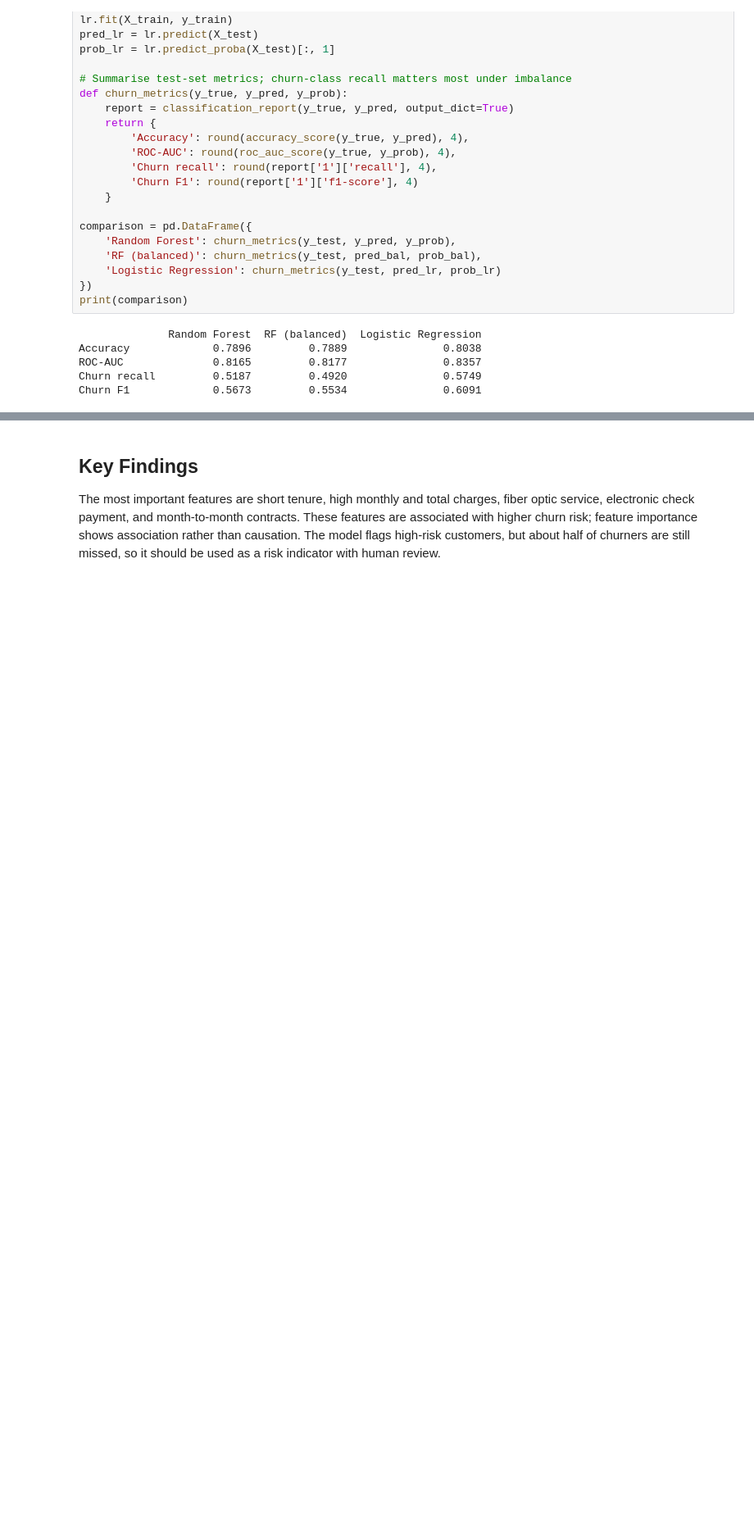
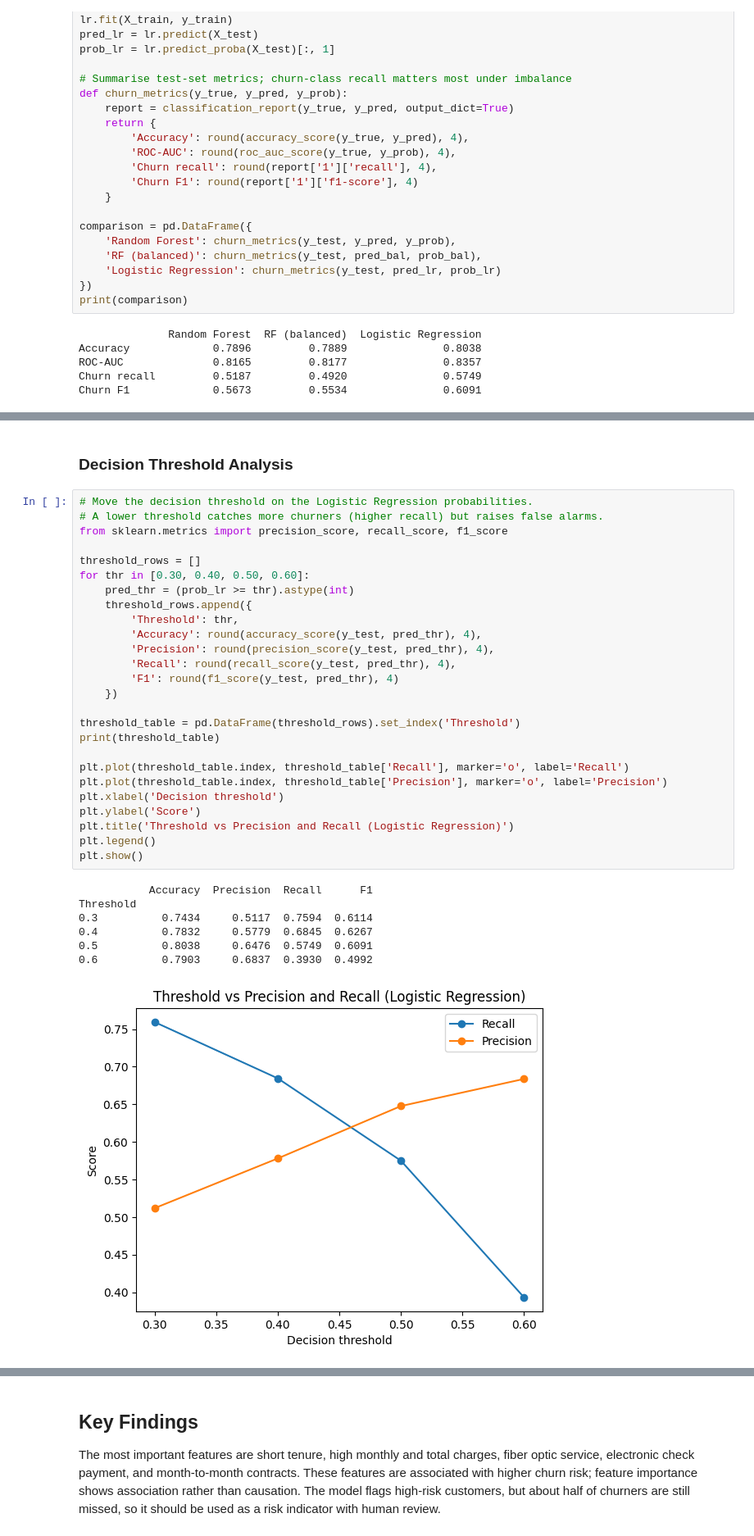
Before and after one commit to JIaFelica/DSML-telco-customer-churn, a Jupyter notebook: Telco_Churn_Prediction.ipynb, the cells around one changed output, grey strips where cells are left out. Shown at 82% size. Drawn from its saved outputs; the diff is of its cells as text; blank space fills up the shorter version.

Commit message:
Add files via upload
Final: add GBM, SMOTE, threshold analysis and RF tuning; update README and worklog

```diff
--- a/Telco_Churn_Prediction.ipynb
+++ b/Telco_Churn_Prediction.ipynb
@@ -278,0 +342,36 @@ Churn F1             0.5673         0.5534               0.6091
+# %% [markdown]
+### Decision Threshold Analysis
+# %%
+# Move the decision threshold on the Logistic Regression probabilities.
+# A lower threshold catches more churners (higher recall) but raises false alarms.
+from sklearn.metrics import precision_score, recall_score, f1_score
+
+threshold_rows = []
+for thr in [0.30, 0.40, 0.50, 0.60]:
+    pred_thr = (prob_lr >= thr).astype(int)
+    threshold_rows.append({
+        'Threshold': thr,
+        'Accuracy': round(accuracy_score(y_test, pred_thr), 4),
+        'Precision': round(precision_score(y_test, pred_thr), 4),
+        'Recall': round(recall_score(y_test, pred_thr), 4),
+        'F1': round(f1_score(y_test, pred_thr), 4)
+    })
+
+threshold_table = pd.DataFrame(threshold_rows).set_index('Threshold')
+print(threshold_table)
+
+plt.plot(threshold_table.index, threshold_table['Recall'], marker='o', label='Recall')
+plt.plot(threshold_table.index, threshold_table['Precision'], marker='o', label='Precision')
+plt.xlabel('Decision threshold')
+plt.ylabel('Score')
+plt.title('Threshold vs Precision and Recall (Logistic Regression)')
+plt.legend()
+plt.show()
+# %% [output]
+           Accuracy  Precision  Recall      F1
+Threshold
+0.3          0.7434     0.5117  0.7594  0.6114
+0.4          0.7832     0.5779  0.6845  0.6267
+0.5          0.8038     0.6476  0.5749  0.6091
+0.6          0.7903     0.6837  0.3930  0.4992
+[figure, added]
```
Also changed, not shown: parts of 6 cells of this notebook, 3 other files.
